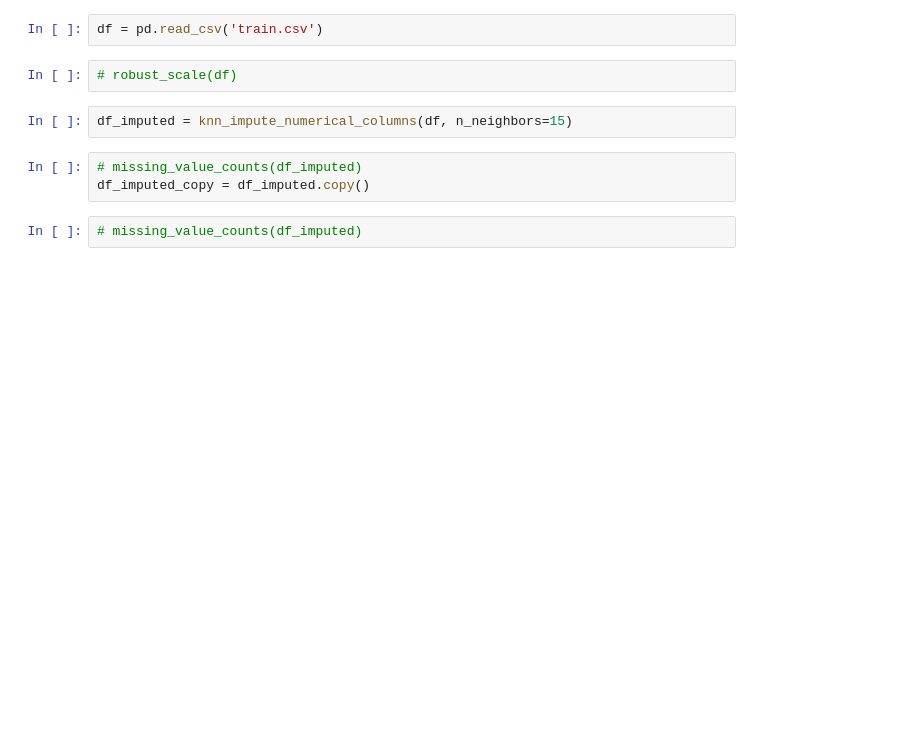
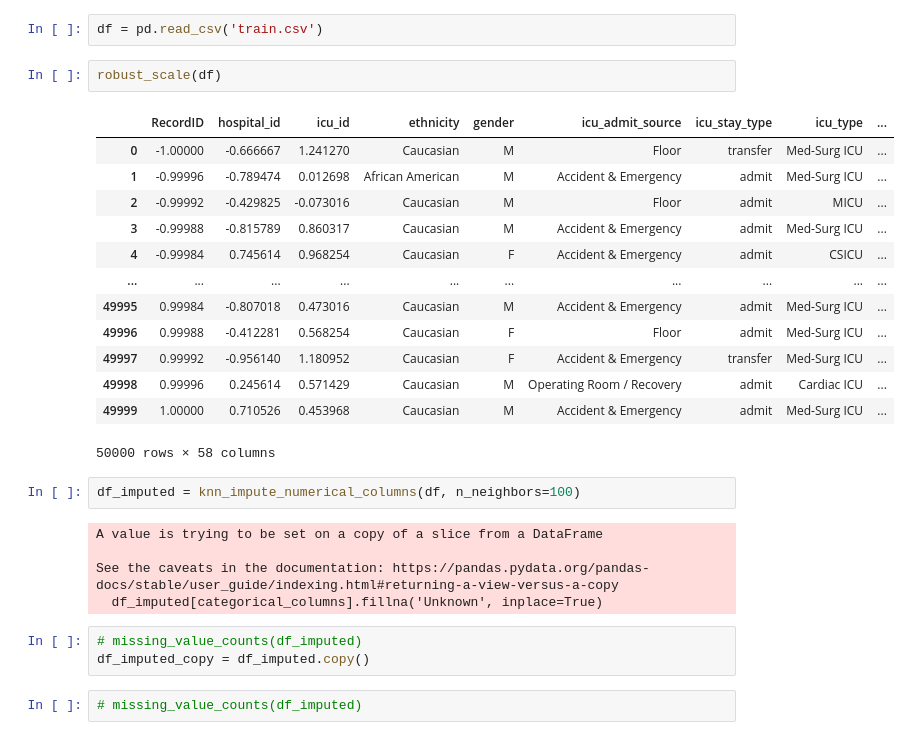
Before and after one commit to YahyaAhmedKhan/iml, a Jupyter notebook: knn2 copy.ipynb, the cells around one changed output. Cells and saved outputs as stored; diff of their text form; blank space fills up the shorter version.

```diff
--- a/knn2 copy.ipynb
+++ b/knn2 copy.ipynb
@@ -36,10 +48,29 @@ def knn_impute_numerical_columns(df, n_neighbors=5):
     return df_imputed
 # %%
 df = pd.read_csv('train.csv')
-# %%
-# robust_scale(df)
+# %%
+robust_scale(df)
+# %% [output]
+|  | RecordID | hospital_id | icu_id | ethnicity | gender | icu_admit_source | icu_stay_type | icu_type | ... |
+| 0 | -1.00000 | -0.666667 | 1.241270 | Caucasian | M | Floor | transfer | Med-Surg ICU | ... |
+| 1 | -0.99996 | -0.789474 | 0.012698 | African American | M | Accident & Emergency | admit | Med-Surg ICU | ... |
+| 2 | -0.99992 | -0.429825 | -0.073016 | Caucasian | M | Floor | admit | MICU | ... |
+| 3 | -0.99988 | -0.815789 | 0.860317 | Caucasian | M | Accident & Emergency | admit | Med-Surg ICU | ... |
+| 4 | -0.99984 | 0.745614 | 0.968254 | Caucasian | F | Accident & Emergency | admit | CSICU | ... |
+| ... | ... | ... | ... | ... | ... | ... | ... | ... | ... |
+| 49995 | 0.99984 | -0.807018 | 0.473016 | Caucasian | M | Accident & Emergency | admit | Med-Surg ICU | ... |
+| 49996 | 0.99988 | -0.412281 | 0.568254 | Caucasian | F | Floor | admit | Med-Surg ICU | ... |
+| 49997 | 0.99992 | -0.956140 | 1.180952 | Caucasian | F | Accident & Emergency | transfer | Med-Surg ICU | ... |
+| 49998 | 0.99996 | 0.245614 | 0.571429 | Caucasian | M | Operating Room / Recovery | admit | Cardiac ICU | ... |
+| 49999 | 1.00000 | 0.710526 | 0.453968 | Caucasian | M | Accident & Emergency | admit | Med-Surg ICU | ... |
+50000 rows × 58 columns
 # %%
-df_imputed = knn_impute_numerical_columns(df, n_neighbors=15)
+df_imputed = knn_impute_numerical_columns(df, n_neighbors=100)
+# %% [output]
+A value is trying to be set on a copy of a slice from a DataFrame
+
+See the caveats in the documentation: https://pandas.pydata.org/pandas-docs/stable/user_guide/indexing.html#returning-a-view-versus-a-copy
+  df_imputed[categorical_columns].fillna('Unknown', inplace=True)
 # %%
 # missing_value_counts(df_imputed)
 df_imputed_copy = df_imputed.copy()
```
Also changed, not shown: parts of 19 cells of this notebook, 7 other files.
